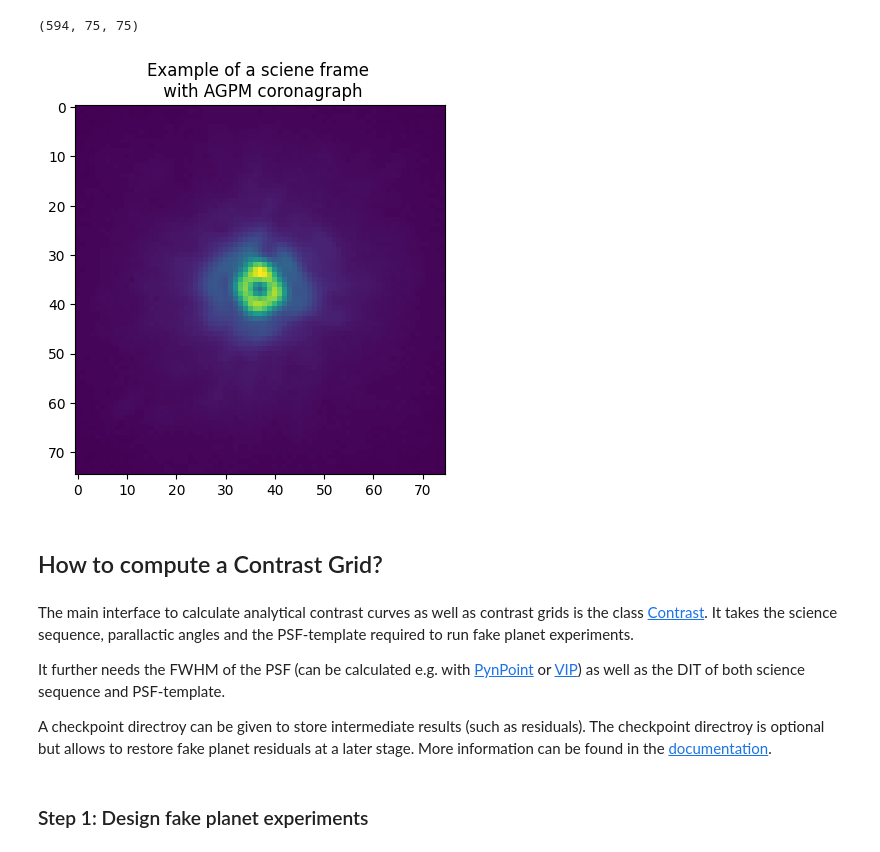
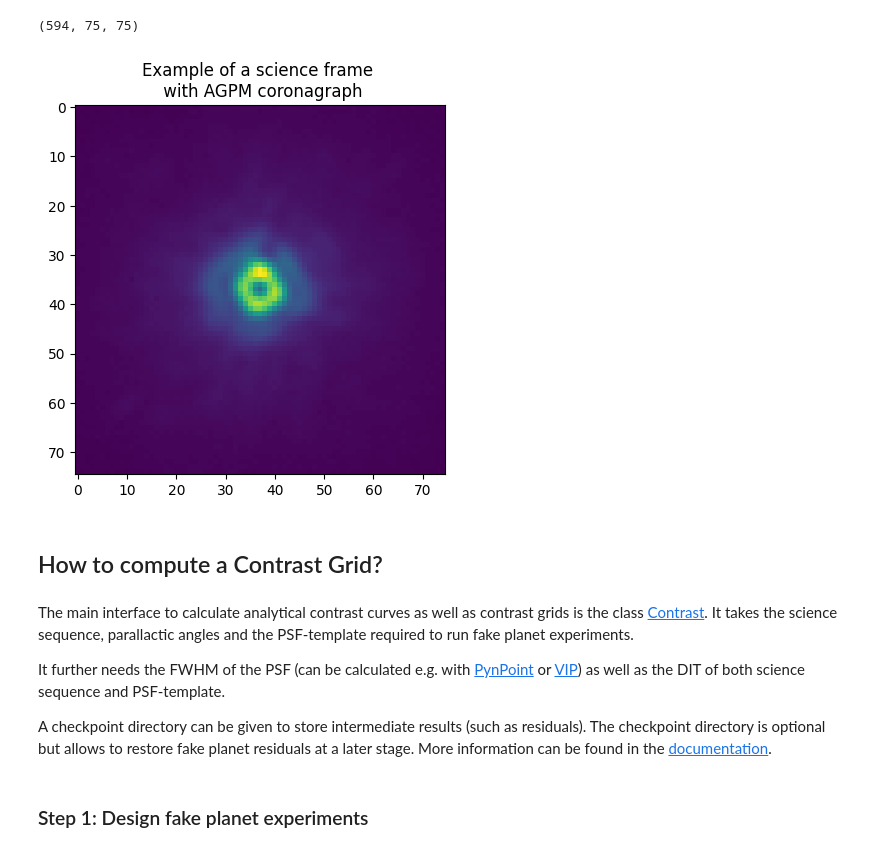
Before and after one commit to markusbonse/applefy, a Jupyter notebook: docs/source/02_user_documentation/02_contrast_grid.ipynb, the cells around one changed output. Cells and saved outputs as stored; diff of their text form; code cells hidden in the pictures.

```diff
--- a/docs/source/02_user_documentation/02_contrast_grid.ipynb
+++ b/docs/source/02_user_documentation/02_contrast_grid.ipynb
@@ -51,5 +52,5 @@ root_dir =  "/home/ipa/quanz/user_accounts/mbonse/2021_Metrics/70_results/docume
 # %%
-dataset_config = {'file_path': Path('30_data/betapic_naco_lp_LR.hdf5'),
+dataset_config = {'file_path': root_dir / Path('30_data/betapic_naco_lp_LR.hdf5'),
                   'stack_key': "science_no_planet",
                   'psf_template_key': "psf_template",
                   'parang_key': 'header_science_no_planet/PARANG',
@@ -105,9 +106,9 @@ science_data.shape
 (594, 75, 75)
 # %%
 plt.imshow(science_data[0, :, :])
-_=plt.title("Example of a sciene frame \n with AGPM coronagraph")
+_=plt.title("Example of a science frame \n with AGPM coronagraph")
 # %% [output]
-[figure, old version]
+[figure, new version]
 # %% [markdown]
 ## How to compute a Contrast Grid?
 # %% [markdown]
@@ -116,7 +117,7 @@ The main interface to calculate analytical contrast curves as well as contrast g
 It further needs the FWHM of the PSF (can be calculated e.g. with [PynPoint](https://pynpoint.readthedocs.io/en/latest/) or
 [VIP](https://vip.readthedocs.io/en/latest/>)) as well as the DIT of both science sequence and PSF-template.
 
-A checkpoint directroy can be given to store intermediate results (such as residuals). The checkpoint directroy is optional but allows to restore fake planet residuals at a later stage. More information can be found in the [documentation](../03_package/detections.rst#applefy.detections.contrast.Contrast).
+A checkpoint directory can be given to store intermediate results (such as residuals). The checkpoint directory is optional but allows to restore fake planet residuals at a later stage. More information can be found in the [documentation](../03_package/detections.rst#applefy.detections.contrast.Contrast).
 # %%
 contrast_instance = Contrast(
     science_sequence=science_data,
```
Also changed, not shown: parts of 16 cells of this notebook, 3 other files.
